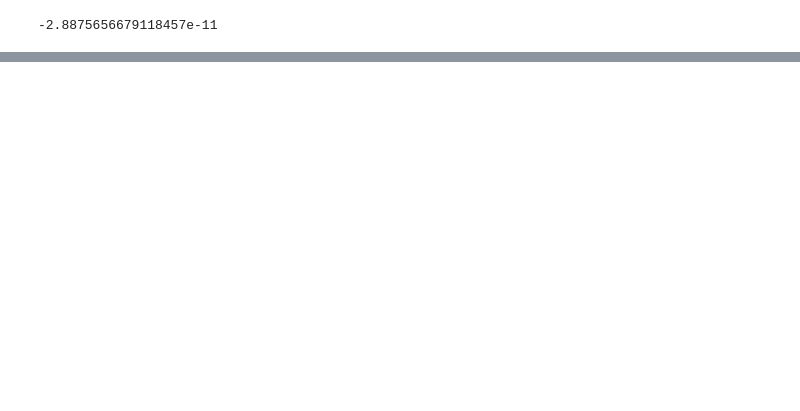
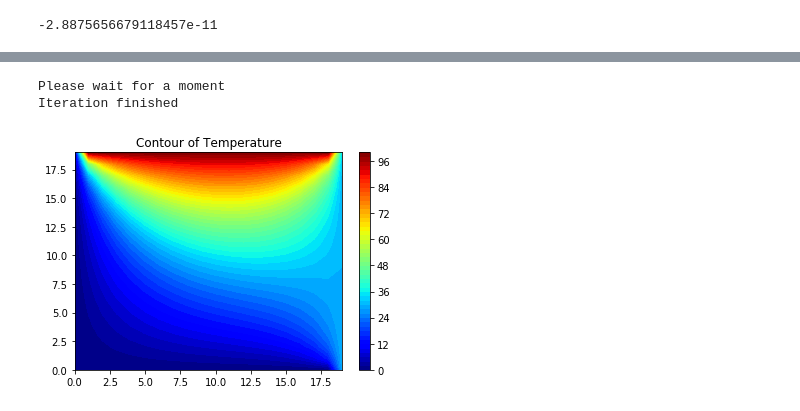
Before and after one commit to dimared/vmetf, a Jupyter notebook: 3task.ipynb, the cells around one changed output, grey strips where cells are left out. Saved outputs shown, nothing was run; the diff lists cells and outputs as text; code cells hidden in the pictures; blank space fills up the shorter version.

```diff
--- a/3task.ipynb
+++ b/3task.ipynb
@@ -92,0 +282,62 @@ save_T = T.copy()
+# %%
+# Simple Numerical Laplace Equation Solution using Finite Difference Method
+import numpy as np
+import matplotlib.pyplot as plt
+
+# Set maximum iteration
+maxIter = 500
+
+# Set Dimension and delta
+lenX = lenY = 20 #we set it rectangular
+delta = 1
+
+# Boundary condition
+Ttop = 100
+Tbottom = 0
+Tleft = 0
+Tright = 30
+
+# Initial guess of interior grid
+Tguess = 30
+
+# Set colour interpolation and colour map
+colorinterpolation = 50
+colourMap = plt.cm.jet #you can try: colourMap = plt.cm.coolwarm
+
+# Set meshgrid
+X, Y = np.meshgrid(np.arange(0, lenX), np.arange(0, lenY))
+
+# Set array size and set the interior value with Tguess
+T = np.empty((lenX, lenY))
+T.fill(Tguess)
+
+# Set Boundary condition
+T[(lenY-1):, :] = Ttop
+T[:1, :] = Tbottom
+T[:, (lenX-1):] = Tright
+T[:, :1] = Tleft
+
+# Iteration (We assume that the iteration is convergence in maxIter = 500)
+print("Please wait for a moment")
+for iteration in range(0, maxIter):
+    for i in range(1, lenX-1, delta):
+        for j in range(1, lenY-1, delta):
+            T[i, j] = 0.25 * (T[i+1][j] + T[i-1][j] + T[i][j+1] + T[i][j-1])
+
+print("Iteration finished")
+
+# Configure the contour
+plt.title("Contour of Temperature")
+plt.contourf(X, Y, T, colorinterpolation, cmap=colourMap)
+
+# Set Colorbar
+plt.colorbar()
+
+# Show the result in the plot window
+plt.show()
+
+print("")
+# %% [output]
+Please wait for a moment
+Iteration finished
+[figure, added]
```
Also changed, not shown: parts of 6 cells of this notebook.
